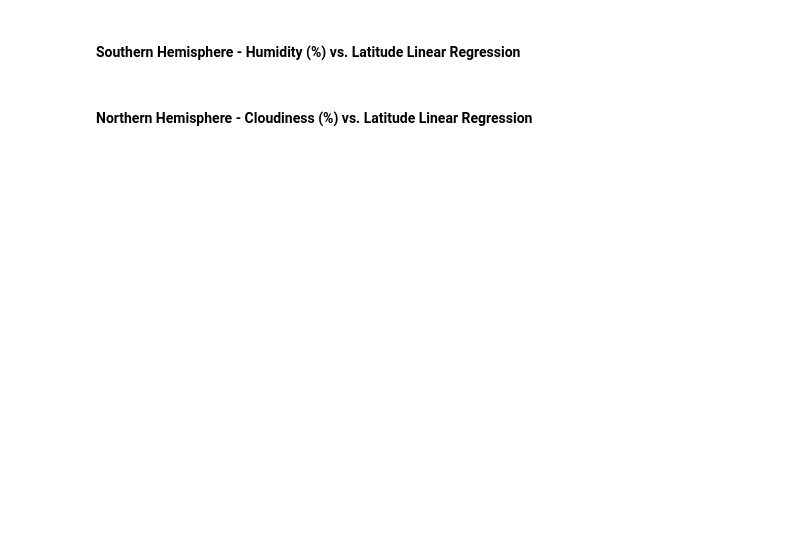
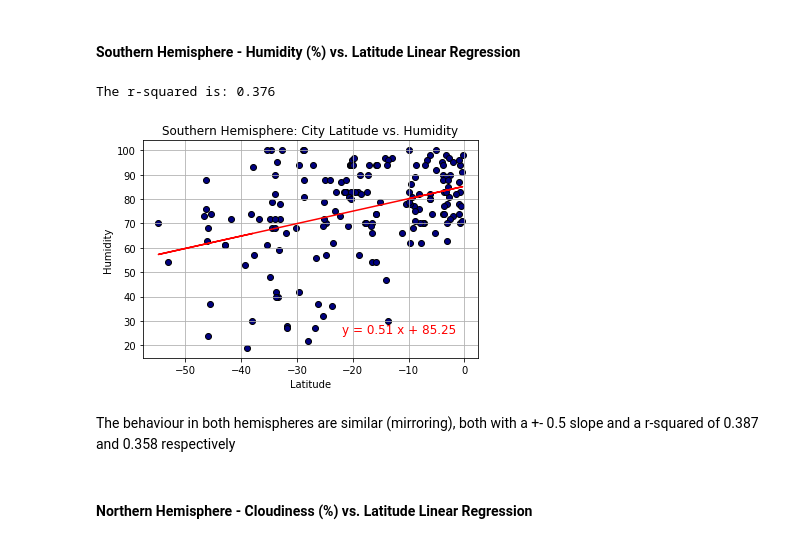
Before and after one commit to cckuqui/APIs-exercise, a Jupyter notebook: WeatherPy/WeatherPy.ipynb, the cells around one changed output. Saved outputs shown, nothing was run; the diff lists cells and outputs as text; code cells hidden in the pictures; blank space fills up the shorter version.

```diff
--- a/WeatherPy/WeatherPy.ipynb
+++ b/WeatherPy/WeatherPy.ipynb
@@ -242,18 +337,24 @@ plt.show()
 # %%
 shumidity_slope, shumidity_int, shumidity_r, shumidity_p, shumidity_std_err = st.linregress(slat, shumidity)
 shumidity_fit = shumidity_slope * slat + shumidity_int
 line_eq = f'y = {str(round(shumidity_slope,2))} x + {str(round(shumidity_int,2))}'
 
 print(f'The r-squared is: {round(shumidity_r,3)}')
 
 plt.scatter(slat,shumidity, edgecolors='black',c='navy')
 plt.plot(slat,shumidity_fit,"r-")
 plt.title('Southern Hemisphere: City Latitude vs. Humidity')
 plt.xlabel('Latitude')
 plt.ylabel('Humidity')
-plt.annotate(line_eq,(-55,15),fontsize=12,c='red')
+plt.annotate(line_eq,(-22,25),fontsize=12,c='red')
 plt.grid()
+plt.savefig('south-lat-vs-humidity')
 plt.show()
+# %% [output]
+The r-squared is: 0.376
+[figure, added]
+# %% [markdown]
+The behaviour in both hemispheres are similar (mirroring), both with a +- 0.5 slope and a r-squared of 0.387 and 0.358 respectively
 # %% [markdown]
 ####  Northern Hemisphere - Cloudiness (%) vs. Latitude Linear Regression
 # %%
```
Also changed, not shown: parts of 24 cells of this notebook, 14 other files.
